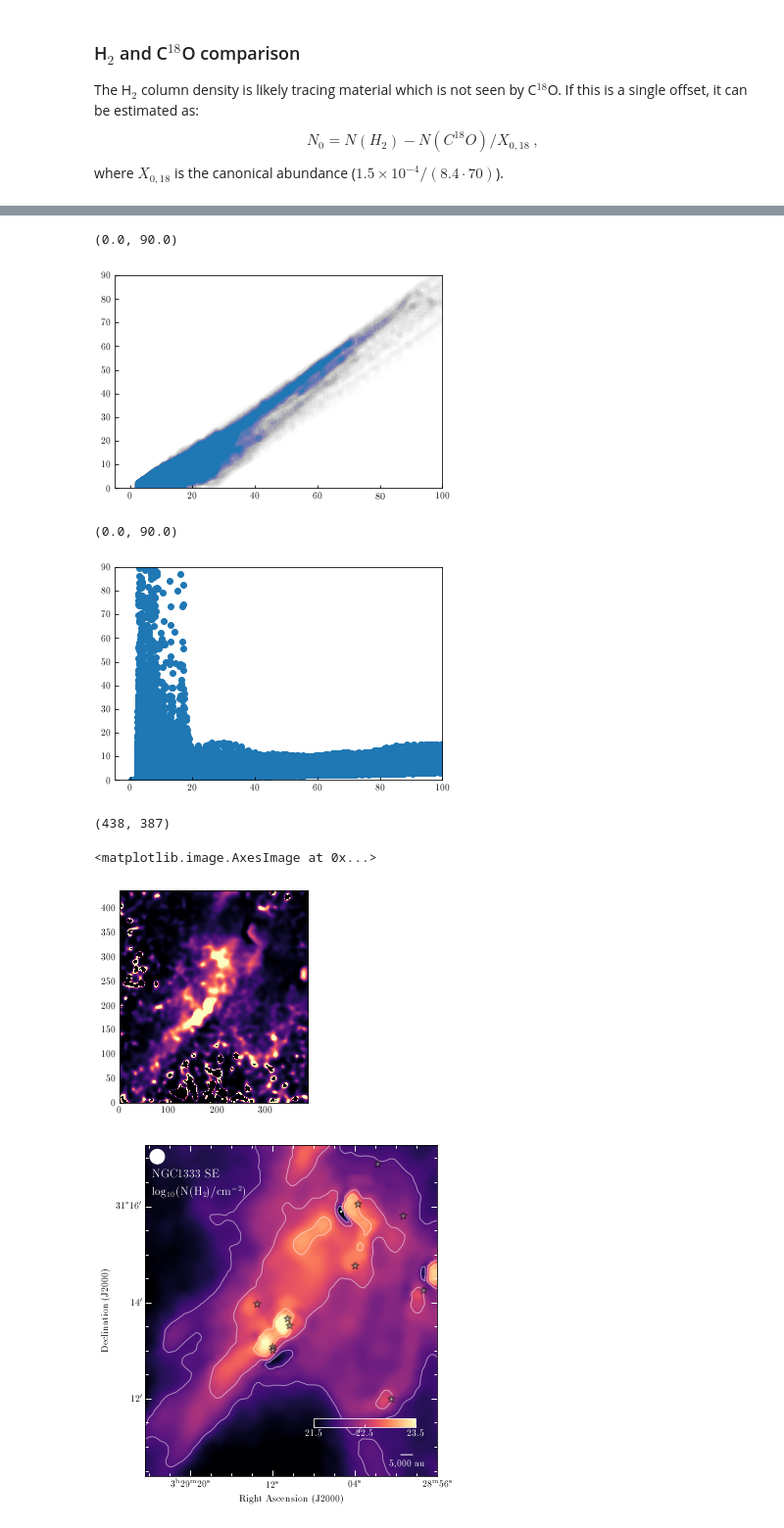
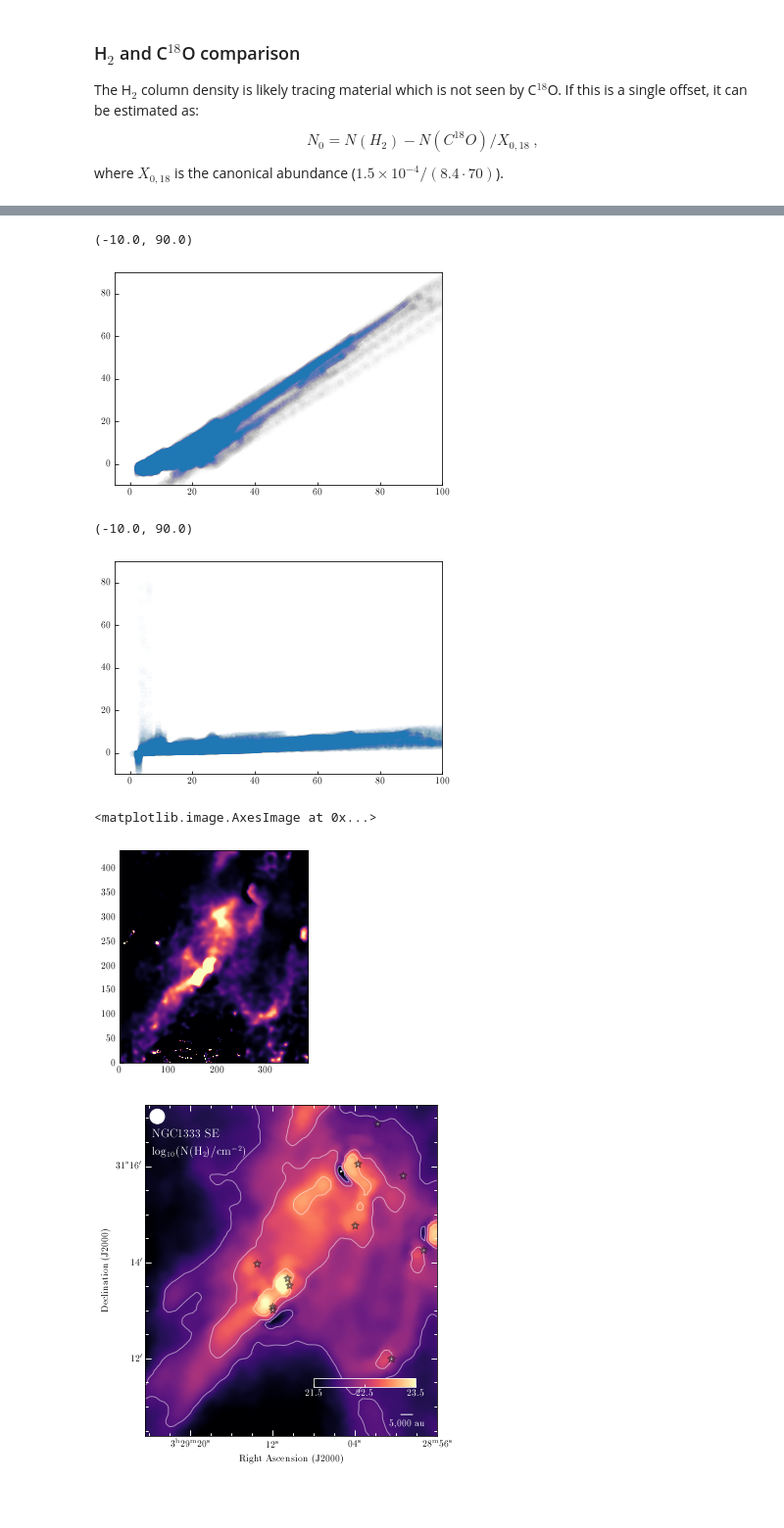
Before and after one commit to jpinedaf/NGC1333_NOEMA_Ions, a Jupyter notebook: NGC1333_Ions_Calculations.ipynb, the cells around one changed output, grey strips where cells are left out. Shown at 98% size. Drawn from its saved outputs; the diff is of its cells as text; code cells hidden in the pictures; blank space fills up the shorter version.

```diff
--- a/NGC1333_Ions_Calculations.ipynb
+++ b/NGC1333_Ions_Calculations.ipynb
@@ -130,23 +144,21 @@ plt.xlim(-5, 100)
 # %%
 gd = (N_CO > 0.0)*(N_H2 > 0)
 
-delta_N = N_H2 - N_CO/X_12CO
-plt.scatter(N_H2[gd]*1e-21, delta_N[gd]*1e-21, alpha=0.005)
+delta_N = N_H2 - N_CO/X_12CO - 3e21/u.cm**2
+plt.scatter(N_H2[gd]*1e-21, delta_N[gd]*1e-21, alpha=0.002)
 plt.xlim(-5, 100)
-plt.ylim(-0, 90)
+plt.ylim(-10, 90)
 # %% [output]
-(0.0, 90.0)
+(-10.0, 90.0)
-[figure, old version]
+[figure, new version]
 # %%
 gd = (N_CO > 0.0)*(N_H2 > 0)
-f_D_JEP = (N_H2*X_12CO) / N_CO.value
-plt.scatter(N_H2[gd]*1e-21, f_D_JEP[gd])
+f_D_JEP = ((N_H2 - 3e21/u.cm**2)*X_12CO) / N_CO
+plt.scatter(N_H2[gd]*1e-21, f_D_JEP[gd], alpha=0.01)
 plt.xlim(-5, 100)
-plt.ylim(-0, 90)
+plt.ylim(-10, 90)
 # %% [output]
-(0.0, 90.0)
+(-10.0, 90.0)
-[figure, old version]
+[figure, new version]
 # %%
-f_D_JEP.shape
+?f_D_JEP
-# %% [output]
-(438, 387)
@@ -154,4 +171,4 @@ f_D_JEP.shape
 plt.imshow(f_D_JEP, origin='lower', cmap='magma', vmin=1, vmax=10)
 # %% [output]
 <matplotlib.image.AxesImage at 0x...>
-[figure, old version]
+[figure, new version]
```
Also changed, not shown: parts of 7 cells of this notebook, 3 other files.
